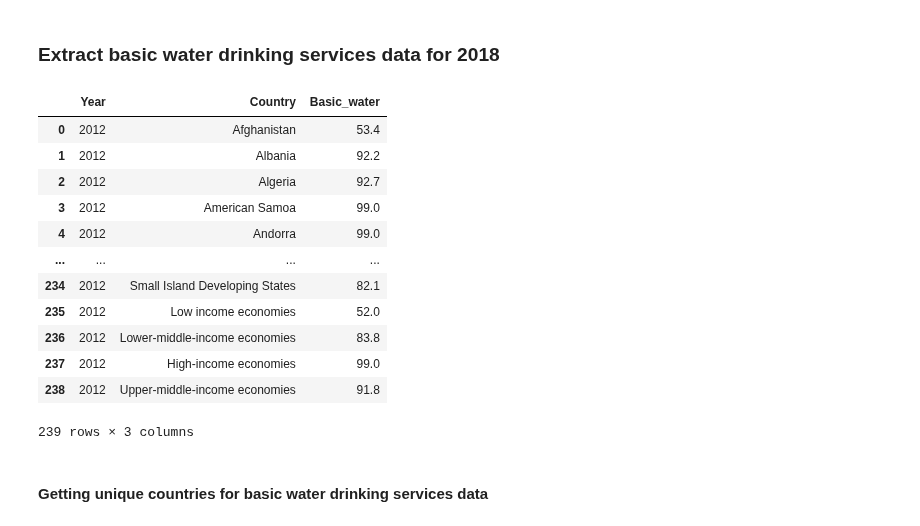
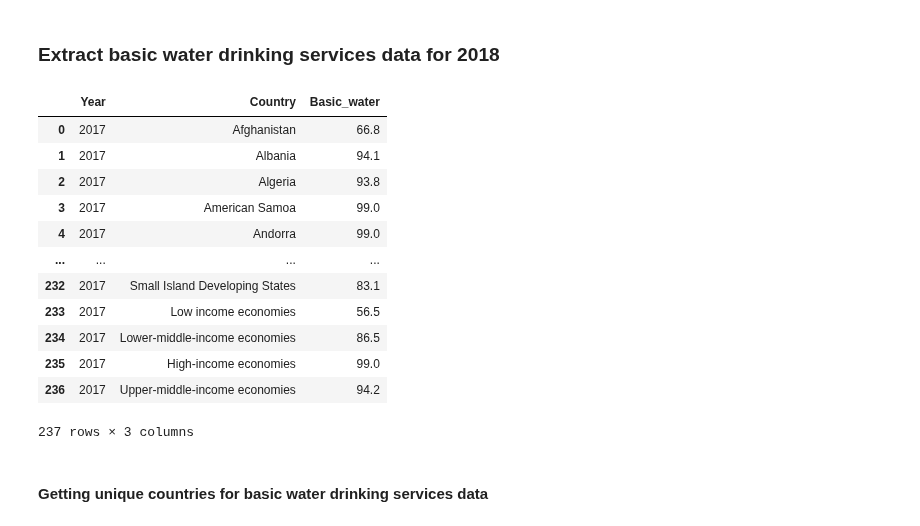
Before and after one commit to tanjoash/2D_data_driven_world, a Jupyter notebook: 2dwork/2D DDW.ipynb, the cells around one changed output. Saved outputs shown, nothing was run; the diff lists cells and outputs as text; code cells hidden in the pictures.

```diff
--- a/2dwork/2D DDW.ipynb
+++ b/2dwork/2D DDW.ipynb
@@ -230,25 +228,25 @@ df_co2_countries = dfyears_co2.Country.unique()
 # %%
 df_water = pd.read_csv("DDW_Basic Water Drinking Services.csv")
 df_water = df_water[df_water["Value"].notna()]
-dfyears_water = df_water[(df_water["Year"]==2012)]
+dfyears_water = df_water[(df_water["Year"]==2017)]
 dfyears_water = dfyears_water[["Year", "Area", "Value"]]
 dfyears_water = dfyears_water.rename(columns = {"Area": "Country", "Value": "Basic_water"})
 dfyears_water = dfyears_water.reset_index(drop=True)
 dfyears_water
 # %% [output]
 |  | Year | Country | Basic_water |
-| 0 | 2012 | Afghanistan | 53.4 |
-| 1 | 2012 | Albania | 92.2 |
-| 2 | 2012 | Algeria | 92.7 |
-| 3 | 2012 | American Samoa | 99.0 |
-| 4 | 2012 | Andorra | 99.0 |
+| 0 | 2017 | Afghanistan | 66.8 |
+| 1 | 2017 | Albania | 94.1 |
+| 2 | 2017 | Algeria | 93.8 |
+| 3 | 2017 | American Samoa | 99.0 |
+| 4 | 2017 | Andorra | 99.0 |
 | ... | ... | ... | ... |
-| 234 | 2012 | Small Island Developing States | 82.1 |
-| 235 | 2012 | Low income economies | 52.0 |
-| 236 | 2012 | Lower-middle-income economies | 83.8 |
-| 237 | 2012 | High-income economies | 99.0 |
-| 238 | 2012 | Upper-middle-income economies | 91.8 |
+| 232 | 2017 | Small Island Developing States | 83.1 |
+| 233 | 2017 | Low income economies | 56.5 |
+| 234 | 2017 | Lower-middle-income economies | 86.5 |
+| 235 | 2017 | High-income economies | 99.0 |
+| 236 | 2017 | Upper-middle-income economies | 94.2 |
-239 rows × 3 columns
+237 rows × 3 columns
 # %% [markdown]
 #### Getting unique countries for basic water drinking services data
 # %%
```
Also changed, not shown: parts of 32 cells of this notebook, 2 other files.
